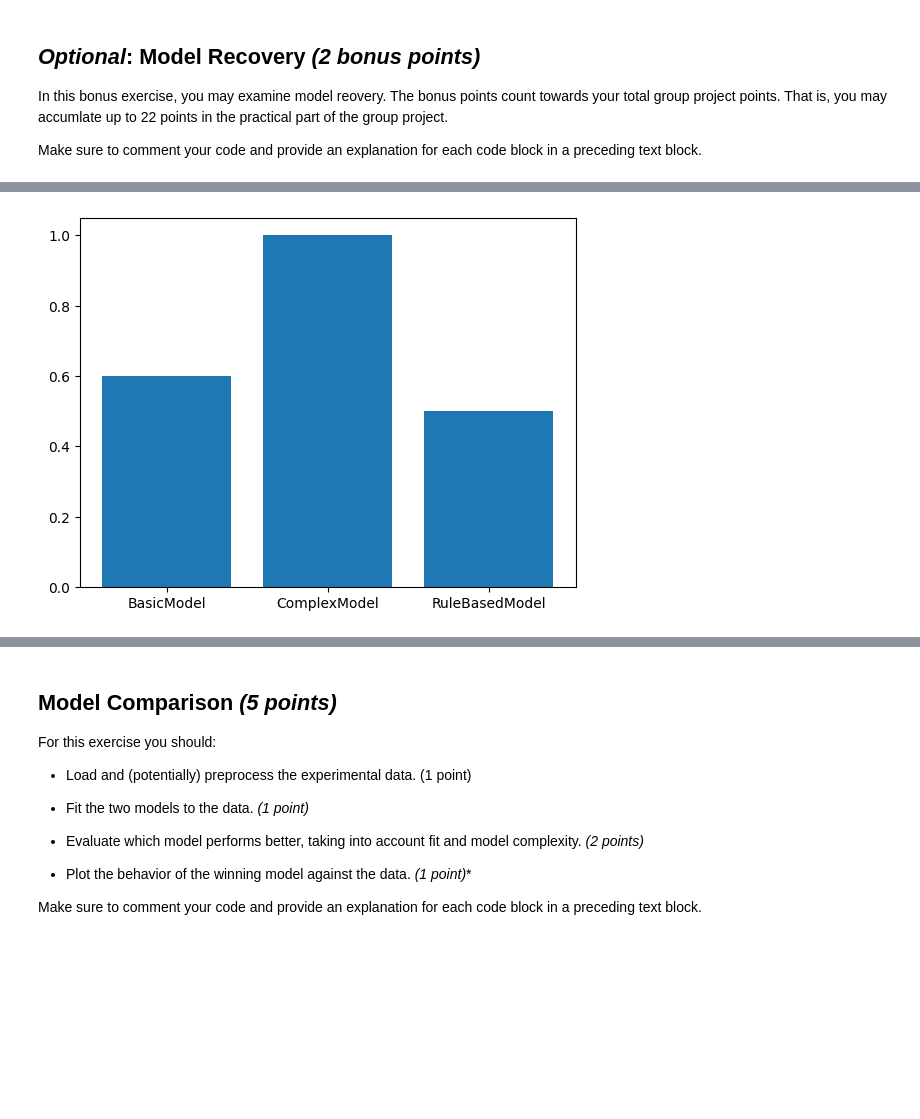
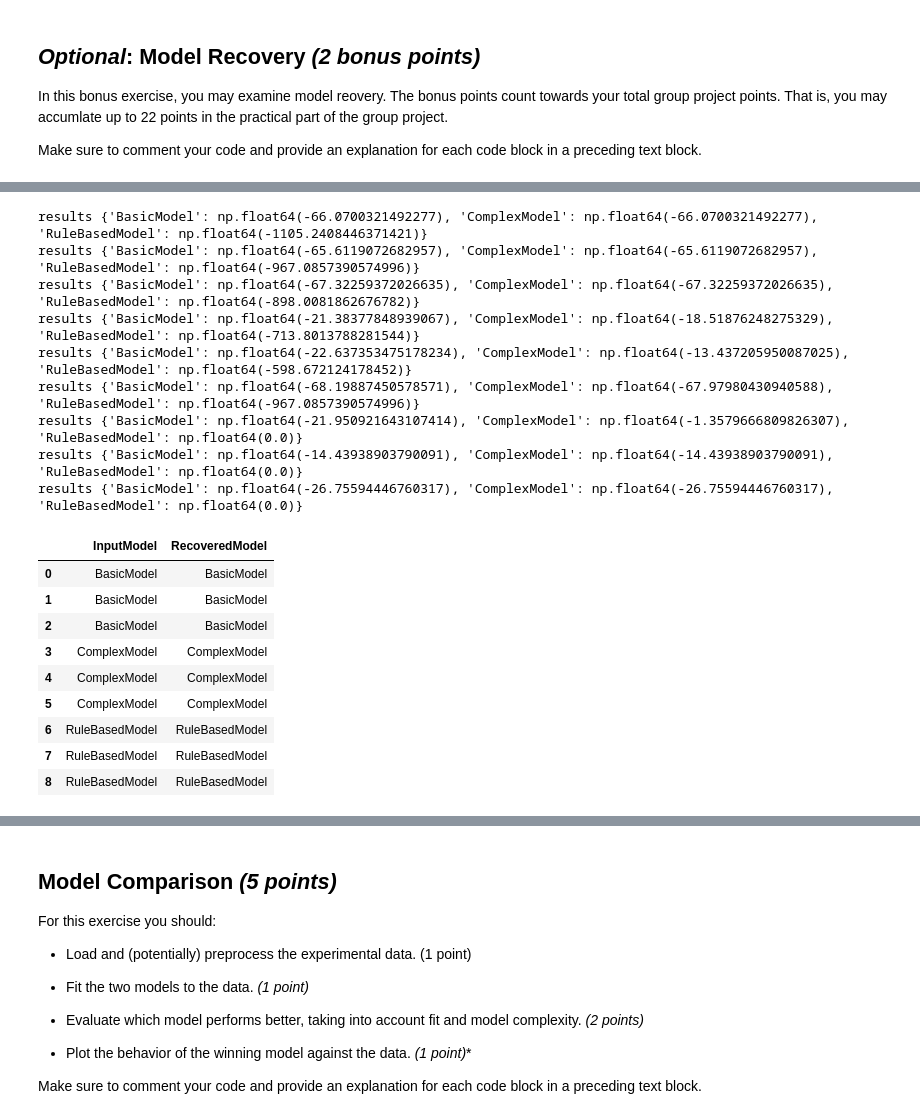
Before and after one commit to saurluca/bandit-modeling, a Jupyter notebook: main.ipynb, the cells around one changed output, grey strips where cells are left out. Cells and saved outputs as stored; diff of their text form; code cells hidden in the pictures; blank space fills up the shorter version.

```diff
--- a/main.ipynb
+++ b/main.ipynb
@@ -979,8 +765,0 @@ Results: {'BasicModel': 0.6, 'ComplexModel': 1.0, 'RuleBasedModel': 0.5}
-# %%
-# plot the results
-plt.bar(results.keys(), results.values())
-plt.show()
-
-# this shows the percentage of times the model was correctly identified
-# %% [output]
-[figure, removed]
@@ -986,0 +834,42 @@ plt.show()
+# %%
+# set seed for reproducibility
+np.random.seed(42)
+
+# meta parameters
+num_samples = 3 # number of samples to test model recovery
+param_samples = 3 # number of generate params for a parameter space
+
+# model parameter spaces
+param_space = {
+    "learning_rate": create_param_space([0, 1], param_samples),
+    "beta": create_param_space([0.5, 5], param_samples),
+    "curiosity": create_param_space([0, 1], param_samples),
+    "loss_threshold": create_param_space([1,10], param_samples)
+}
+
+# generate surrogate data for the parameter recovery
+bandit_data = generate_bandit_data()
+
+results = test_model_recovery_multiple(bandit_data, param_space, num_samples=num_samples)
+
+results
+# %% [output]
+results {'BasicModel': np.float64(-66.0700321492277), 'ComplexModel': np.float64(-66.0700321492277), 'RuleBasedModel': np.float64(-1105.2408446371421)}
+results {'BasicModel': np.float64(-65.6119072682957), 'ComplexModel': np.float64(-65.6119072682957), 'RuleBasedModel': np.float64(-967.0857390574996)}
+results {'BasicModel': np.float64(-67.32259372026635), 'ComplexModel': np.float64(-67.32259372026635), 'RuleBasedModel': np.float64(-898.0081862676782)}
+results {'BasicModel': np.float64(-21.38377848939067), 'ComplexModel': np.float64(-18.51876248275329), 'RuleBasedModel': np.float64(-713.8013788281544)}
+results {'BasicModel': np.float64(-22.637353475178234), 'ComplexModel': np.float64(-13.437205950087025), 'RuleBasedModel': np.float64(-598.672124178452)}
+results {'BasicModel': np.float64(-68.19887450578571), 'ComplexModel': np.float64(-67.97980430940588), 'RuleBasedModel': np.float64(-967.0857390574996)}
+results {'BasicModel': np.float64(-21.950921643107414), 'ComplexModel': np.float64(-1.3579666809826307), 'RuleBasedModel': np.float64(0.0)}
+results {'BasicModel': np.float64(-14.43938903790091), 'ComplexModel': np.float64(-14.43938903790091), 'RuleBasedModel': np.float64(0.0)}
+results {'BasicModel': np.float64(-26.75594446760317), 'ComplexModel': np.float64(-26.75594446760317), 'RuleBasedModel': np.float64(0.0)}
+|  | InputModel | RecoveredModel |
+| 0 | BasicModel | BasicModel |
+| 1 | BasicModel | BasicModel |
+| 2 | BasicModel | BasicModel |
+| 3 | ComplexModel | ComplexModel |
+| 4 | ComplexModel | ComplexModel |
+| 5 | ComplexModel | ComplexModel |
+| 6 | RuleBasedModel | RuleBasedModel |
+| 7 | RuleBasedModel | RuleBasedModel |
+| 8 | RuleBasedModel | RuleBasedModel |
```
Also changed, not shown: parts of 22 cells of this notebook, 2 other files.
